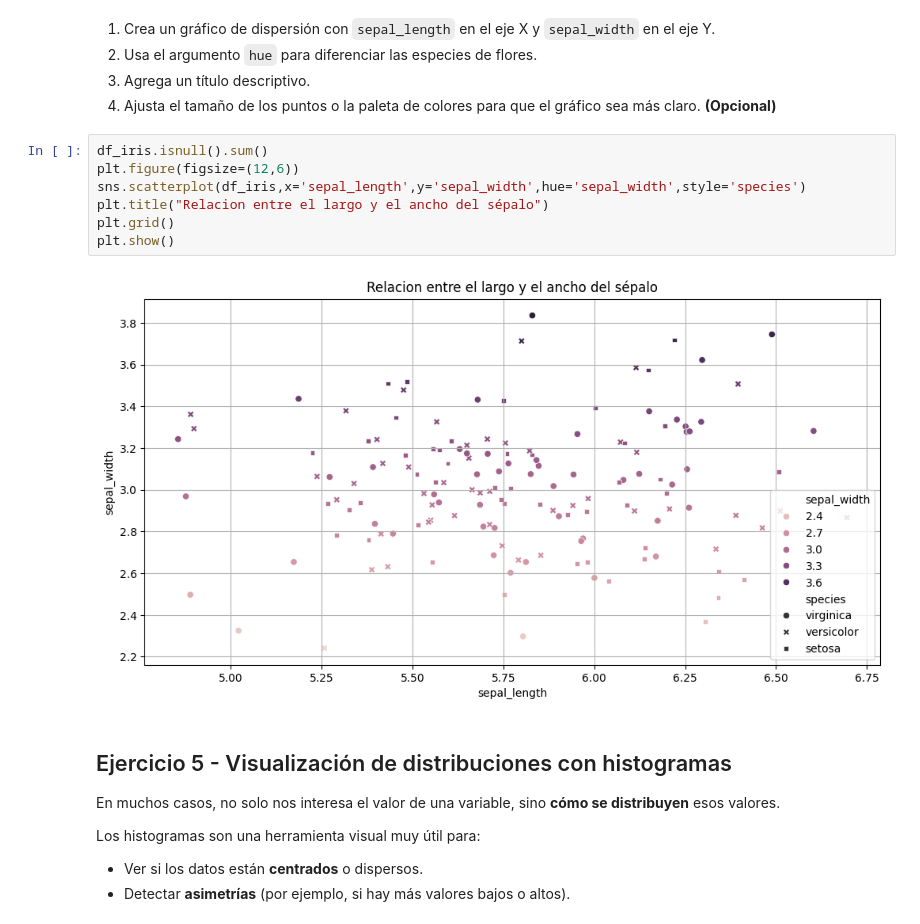
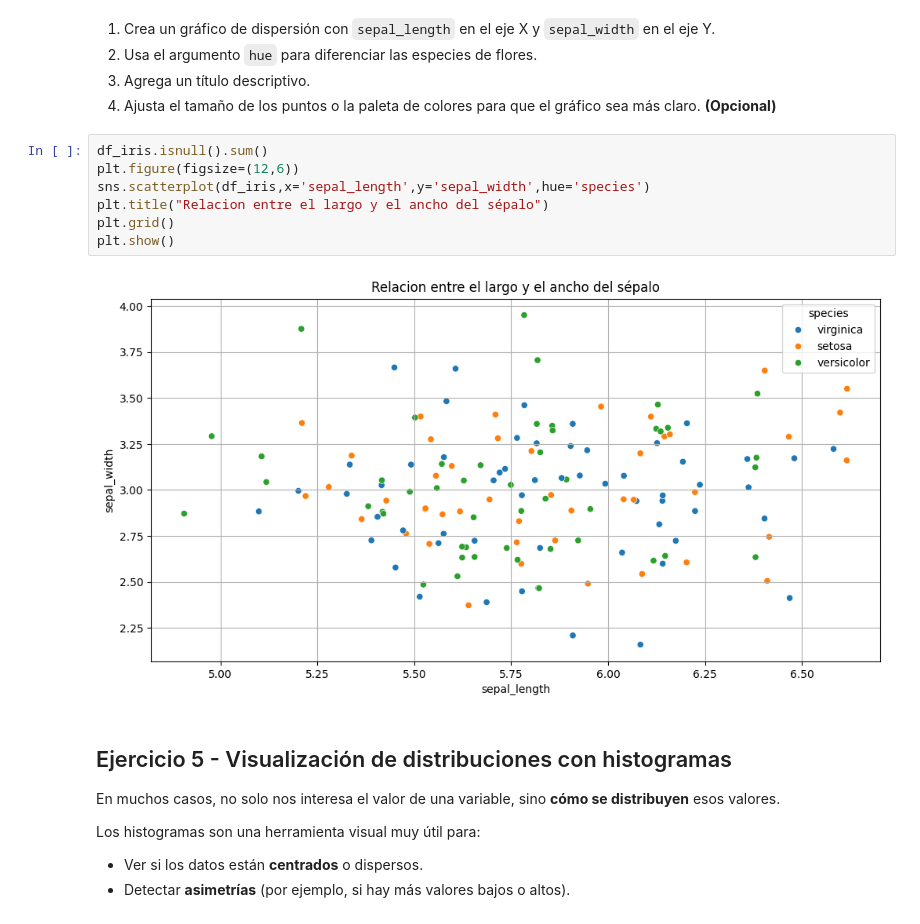
Before and after one commit to 4GeeksAcademy/sayons-visualization, a Jupyter notebook: notebook/problems.es.ipynb, the cells around one changed output. Cells and saved outputs as stored; diff of their text form.

```diff
--- a/notebook/problems.es.ipynb
+++ b/notebook/problems.es.ipynb
@@ -152,12 +154,12 @@ df_iris # Mostrar DataFrame
 # %%
 df_iris.isnull().sum()
 plt.figure(figsize=(12,6))
-sns.scatterplot(df_iris,x='sepal_length',y='sepal_width',hue='sepal_width',style='species')
+sns.scatterplot(df_iris,x='sepal_length',y='sepal_width',hue='species')
 plt.title("Relacion entre el largo y el ancho del sépalo")
 plt.grid()
 plt.show()
 # %% [output]
-[figure, old version]
+[figure, new version]
 # %% [markdown]
 ## Ejercicio 5 - Visualización de distribuciones con histogramas
 
```
Also changed, not shown: parts of 3 cells of this notebook.
